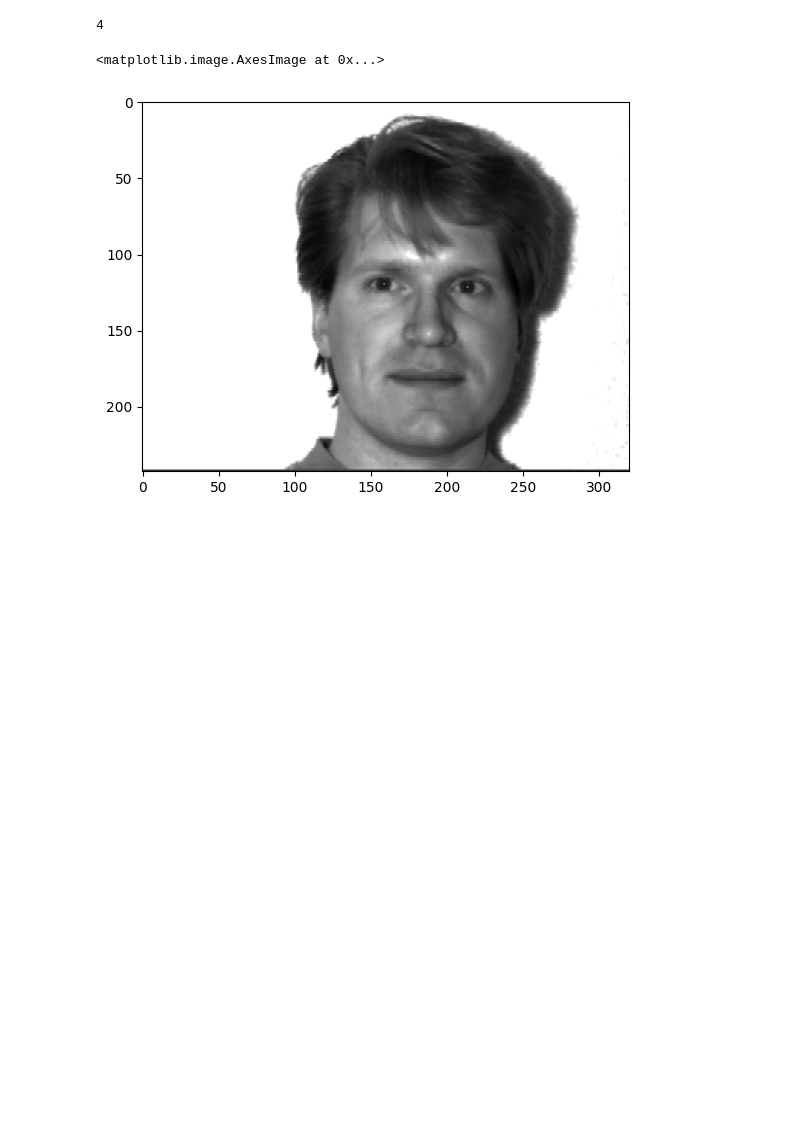
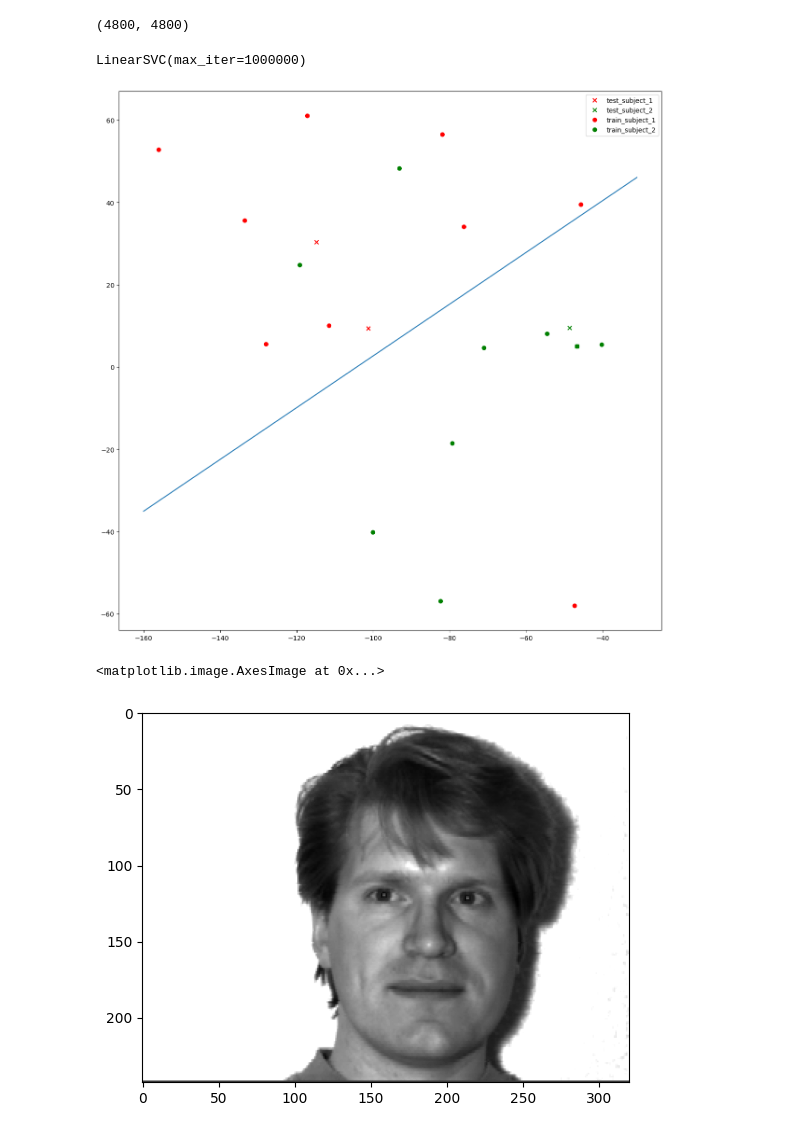
Before and after one commit to eet182561/ELL784, a Jupyter notebook: fisher/Asg2/Eigen vs Fischer Faces.ipynb, the cells around one changed output. Drawn from its saved outputs; the diff is of its cells as text; code cells hidden in the pictures; blank space fills up the shorter version.

Commit message:
updated notebook - eigenfaces for 2 classes done

```diff
--- a/fisher/Asg2/Eigen vs Fischer Faces.ipynb
+++ b/fisher/Asg2/Eigen vs Fischer Faces.ipynb
@@ -17,18 +40,0 @@ for key,value in subject_data.items():
-# %%
-# different views of faces of two separate individuals
-
-
-ids = ['subject01','subject02']
-
-# Calculate PCA for N classes
-
-x_train = [(plt.imread(img).reshape(-1,1),id_) for id_ in ids for img in train[id_]]
-x_test = [(plt.imread(img).reshape(-1,1),id_) for id_ in ids for img in test[id_]]
-
-S_t = np.zeros((x_train[0][0].shape[0],x_train[0][0].shape[0]),dtype='uint8')
-
-mu = np.zeros(x_train[0][0].shape)
-for x,_ in x_train:
-    mu += x
-
-for x,_ in
@@ -43,7 +83,31 @@ array([[0, 0, 0, ..., 0, 0, 0],
 # %%
-len(x_test)
+W = v[:,0:2]
+y_test = np.dot(W.T,x_test_array)
+y_train = np.dot(W.T,x_train_array)
-# %% [output]
-4
+# %%
+v.shape
+# %% [output]
+(4800, 4800)
+# %%
+svm = LinearSVC(max_iter=1000000)
+svm.fit(y_train.T,np.array([0]*9+[1]*9))
+# %% [output]
+LinearSVC(max_iter=1000000)
+# %%
+x = np.arange(-160,-30,1)
+y = -(svm.coef_[0][0]*x + svm.intercept_)/svm.coef_[0][1]
+# %%
+plt.figure(figsize=(15,15))
+colors = ListedColormap(["red","green"])
+scatter = plt.scatter(y_test.T[:,0],y_test.T[:,1] ,cmap=colors,c= [0]*2 + [1]*2,marker = 'x')
+le1 = scatter.legend_elements()[0]
+scatter = plt.scatter(y_train.T[:,0],y_train.T[:,1] ,cmap = colors,c=[0]*9+[1]*9)
+le2 = scatter.legend_elements()[0]
+plt.legend(handles=le1+le2, labels=['test_subject_1','test_subject_2','train_subject_1','train_subject_2'])
+plt.plot(x,y,label='decision_boundary')
+plt.show()
+# %% [output]
+[figure, added]
 # %%
 img = plt.imread('data/subject01.centerlight',format='gif')
 plt.imshow(img,cmap='gray')
```
Also changed, not shown: parts of 6 cells of this notebook.
